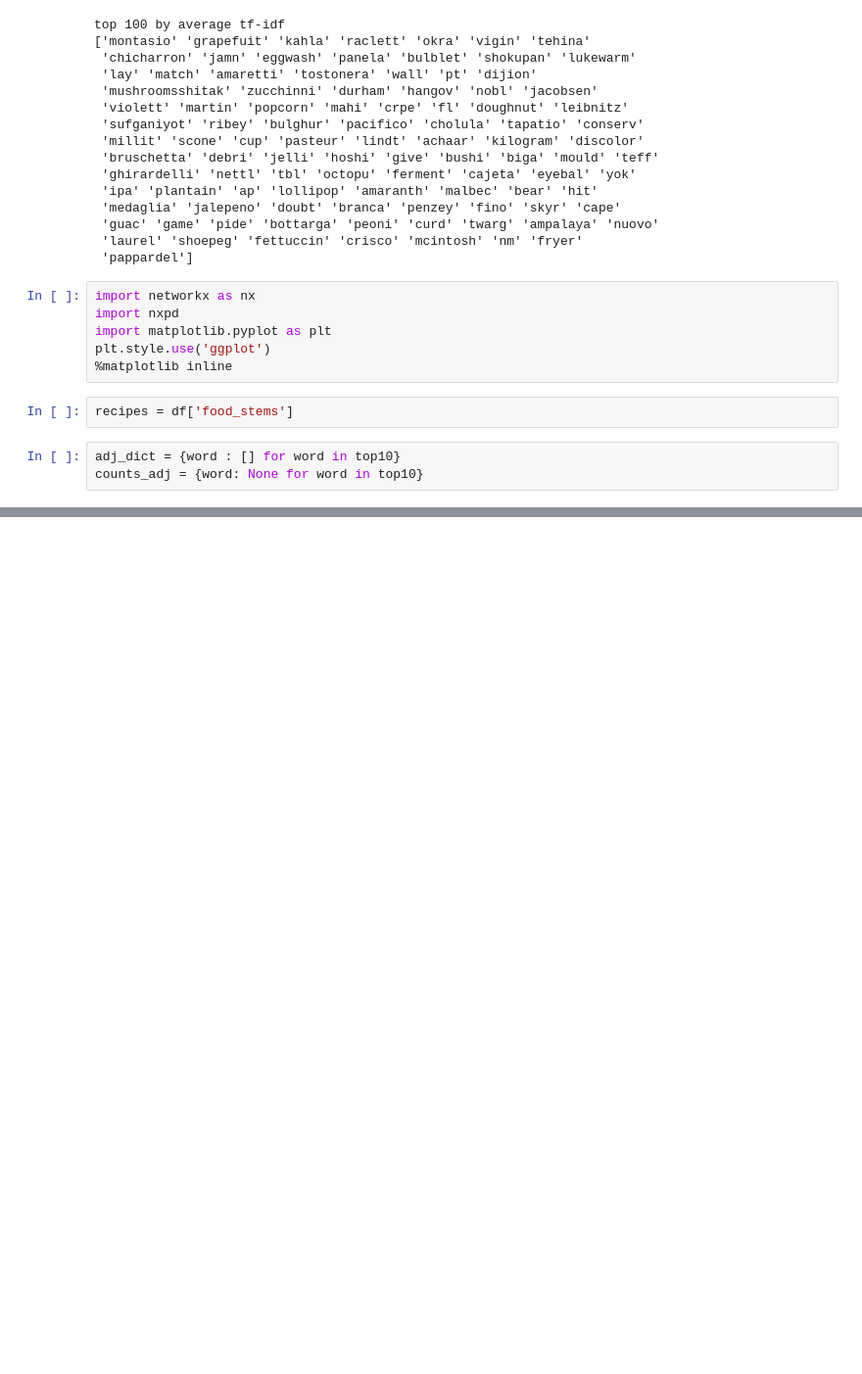
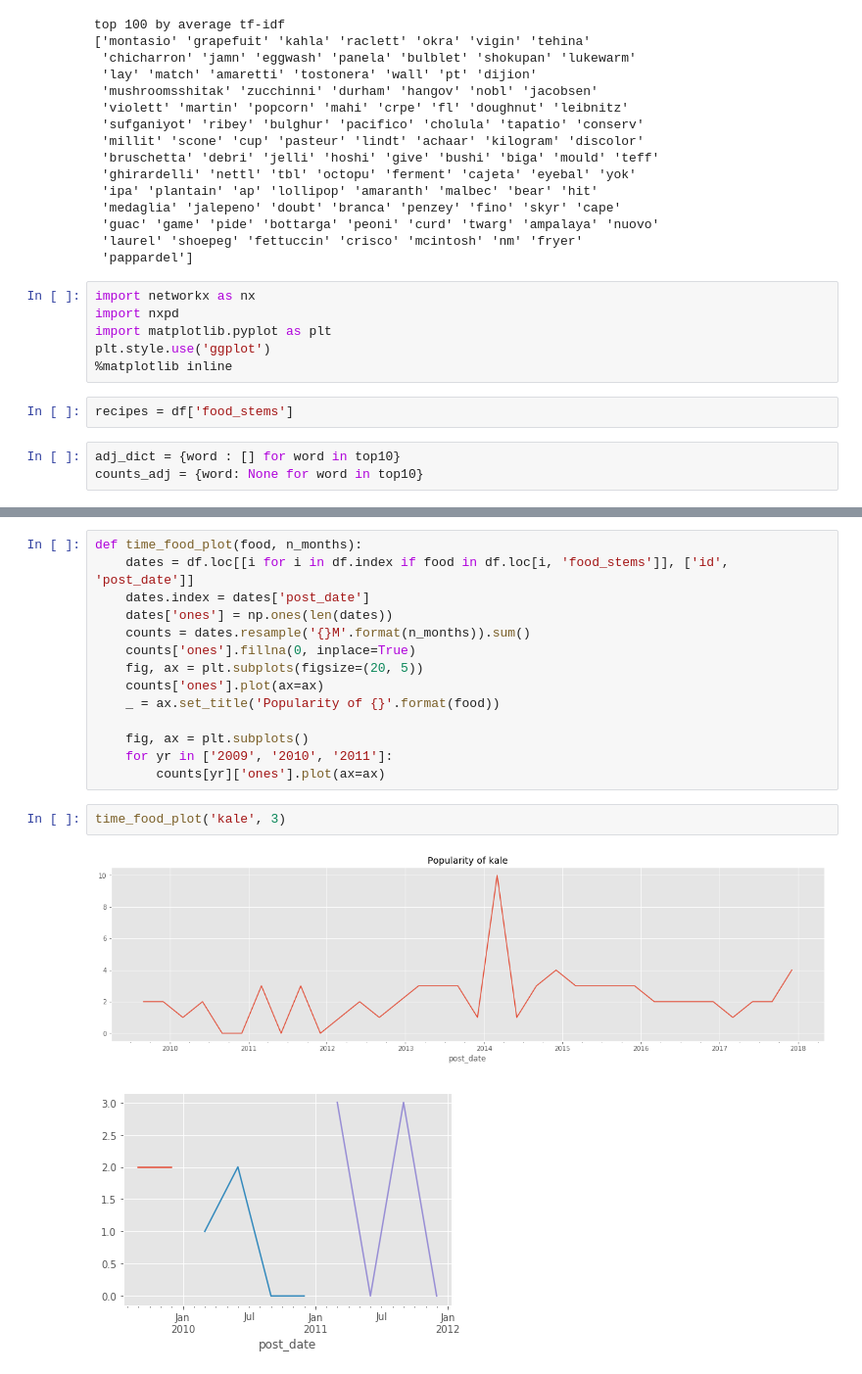
Before and after one commit to elisabeth-berg/trending-food, a Jupyter notebook: foodscrape_workbook.ipynb, the cells around one changed output, grey strips where cells are left out. Shown at 98% size. Cells and saved outputs as stored; diff of their text form; blank space fills up the shorter version.

```diff
--- a/foodscrape_workbook.ipynb
+++ b/foodscrape_workbook.ipynb
@@ -227,0 +207,19 @@ array(['oil', 'sugar', 'butter', 'egg', 'water', 'juic', 'milk', 'powder',
+# %%
+def time_food_plot(food, n_months):
+    dates = df.loc[[i for i in df.index if food in df.loc[i, 'food_stems']], ['id', 'post_date']]
+    dates.index = dates['post_date']
+    dates['ones'] = np.ones(len(dates))
+    counts = dates.resample('{}M'.format(n_months)).sum()
+    counts['ones'].fillna(0, inplace=True)
+    fig, ax = plt.subplots(figsize=(20, 5))
+    counts['ones'].plot(ax=ax)
+    _ = ax.set_title('Popularity of {}'.format(food))
+
+    fig, ax = plt.subplots()
+    for yr in ['2009', '2010', '2011']:
+        counts[yr]['ones'].plot(ax=ax)
+# %%
+time_food_plot('kale', 3)
+# %% [output]
+[figure, added]
+[figure, added]
```
Also changed, not shown: parts of 20 cells of this notebook.
